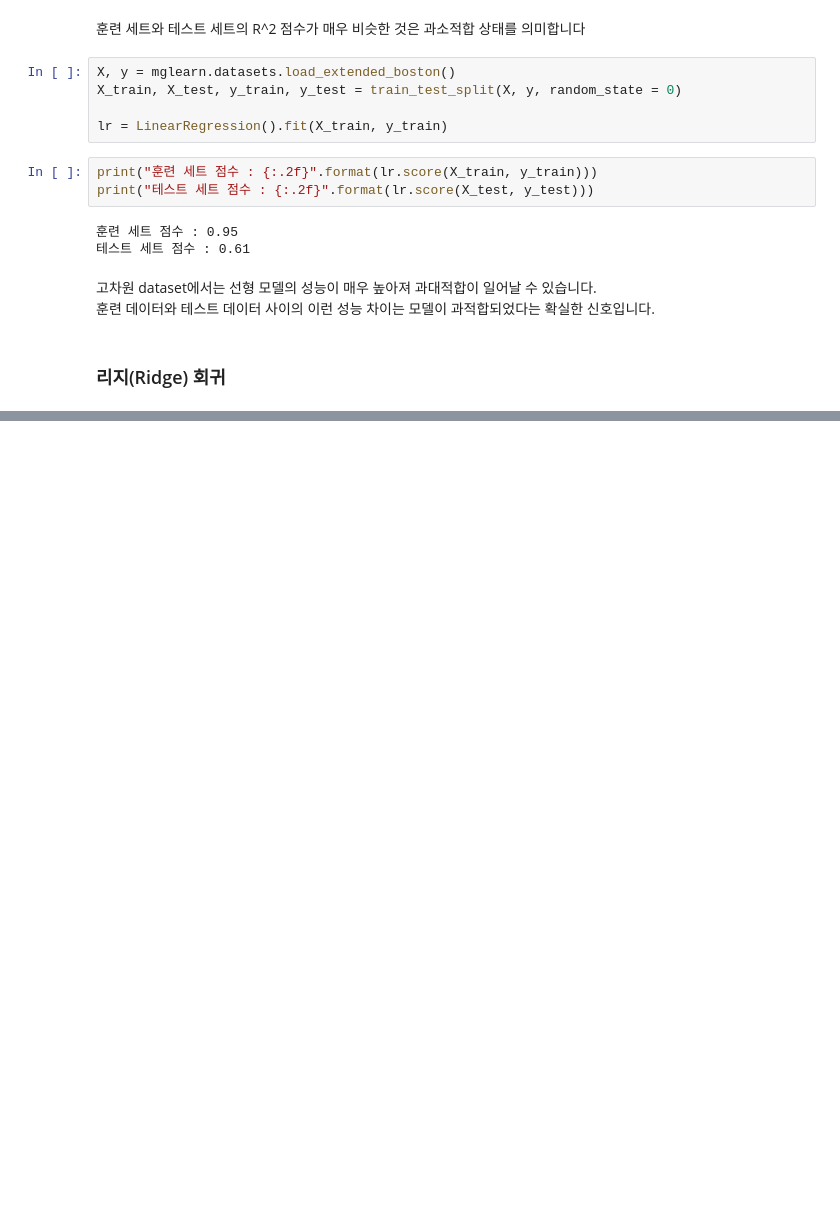
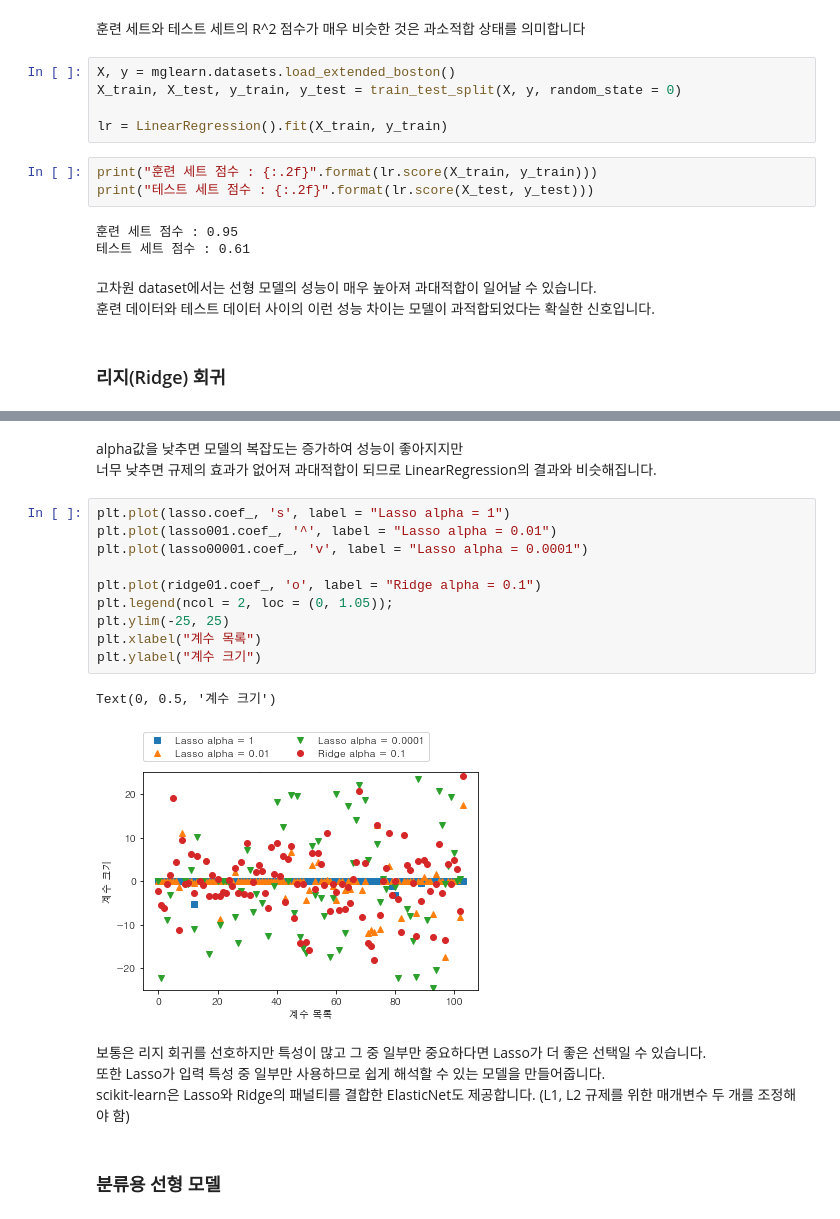
Before and after one commit to hyooo1017/Review, a Jupyter notebook: Introduction to Machine Learning with Python/2장. 지도학습.ipynb, the cells around one changed output, grey strips where cells are left out. Cells and saved outputs as stored; diff of their text form; blank space fills up the shorter version.

```diff
--- a/Introduction to Machine Learning with Python/2장. 지도학습.ipynb
+++ b/Introduction to Machine Learning with Python/2장. 지도학습.ipynb
@@ -311,0 +405,22 @@ print("테스트 세트 점수 : {:.2f}".format(lr.score(X_test, y_test)))
+# %% [markdown]
+alpha값을 낮추면 모델의 복잡도는 증가하여 성능이 좋아지지만
+너무 낮추면 규제의 효과가 없어져 과대적합이 되므로 LinearRegression의 결과와 비슷해집니다.
+# %%
+plt.plot(lasso.coef_, 's', label = "Lasso alpha = 1")
+plt.plot(lasso001.coef_, '^', label = "Lasso alpha = 0.01")
+plt.plot(lasso00001.coef_, 'v', label = "Lasso alpha = 0.0001")
+
+plt.plot(ridge01.coef_, 'o', label = "Ridge alpha = 0.1")
+plt.legend(ncol = 2, loc = (0, 1.05));
+plt.ylim(-25, 25)
+plt.xlabel("계수 목록")
+plt.ylabel("계수 크기")
+# %% [output]
+Text(0, 0.5, '계수 크기')
+[figure, added]
+# %% [markdown]
+보통은 리지 회귀를 선호하지만 특성이 많고 그 중 일부만 중요하다면 Lasso가 더 좋은 선택일 수 있습니다.
+또한 Lasso가 입력 특성 중 일부만 사용하므로 쉽게 해석할 수 있는 모델을 만들어줍니다.
+scikit-learn은 Lasso와 Ridge의 패널티를 결합한 ElasticNet도 제공합니다. (L1, L2 규제를 위한 매개변수 두 개를 조정해야 함)
+# %% [markdown]
+### 분류용 선형 모델
```
Also changed, not shown: parts of 15 cells of this notebook, 3 other files.
